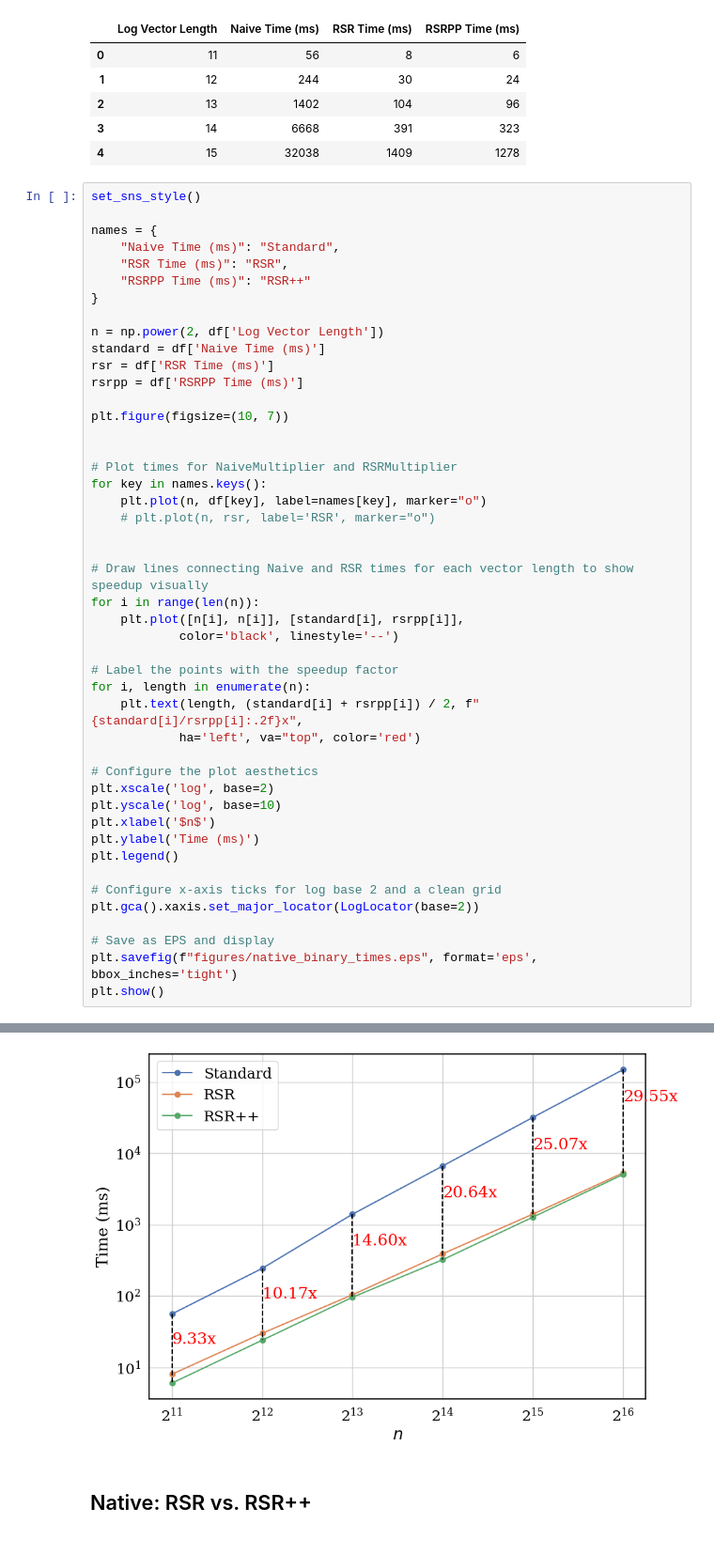
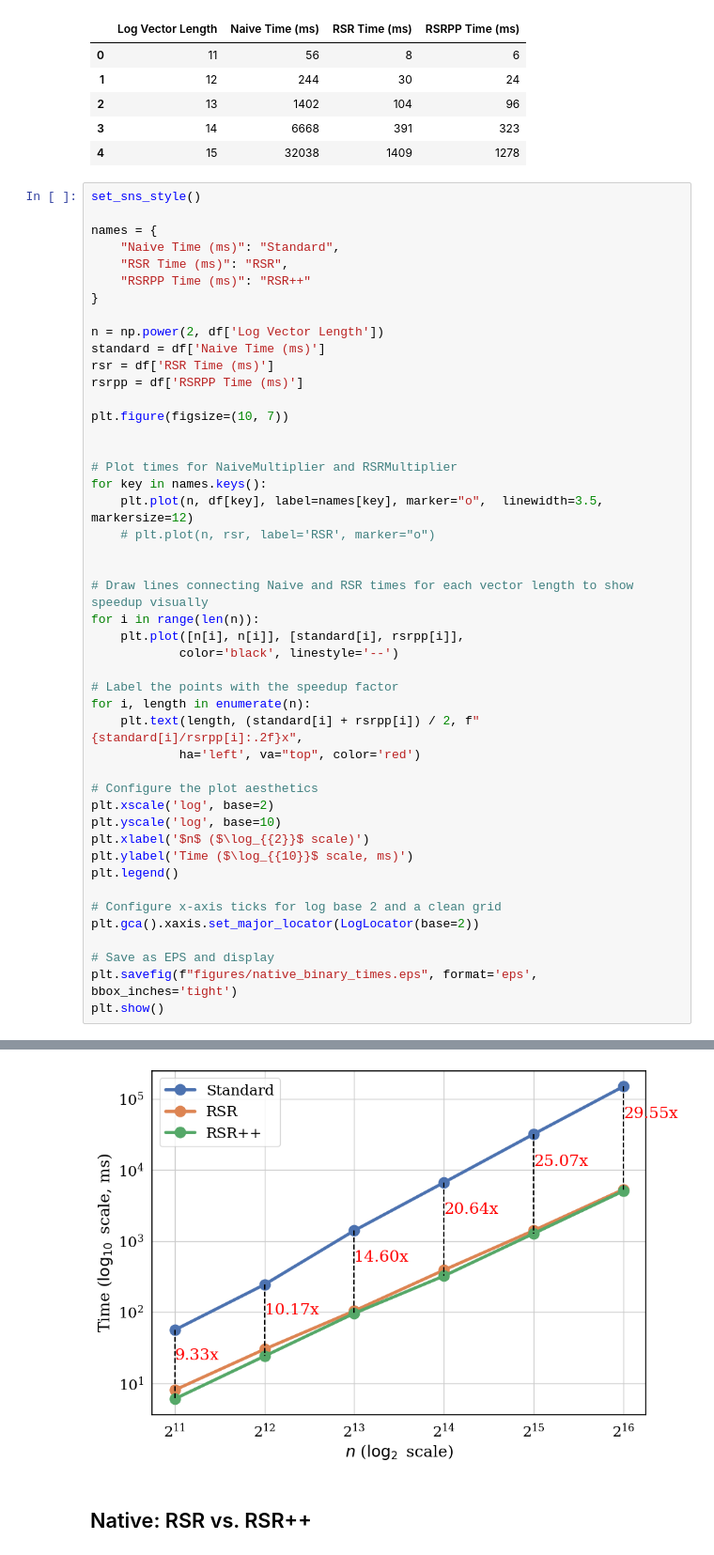
Before and after one commit to UIC-InDeXLab/RSR, a Jupyter notebook: Notebooks/plot_figures.ipynb, the cells around one changed output, grey strips where cells are left out. Shown at 94% size. Drawn from its saved outputs; the diff is of its cells as text.

Commit message:
Update figures

```diff
--- a/Notebooks/plot_figures.ipynb
+++ b/Notebooks/plot_figures.ipynb
@@ -176,37 +176,37 @@ plt.figure(figsize=(10, 7))
 
 
 # Plot times for NaiveMultiplier and RSRMultiplier
 for key in names.keys():
-    plt.plot(n, df[key], label=names[key], marker="o")
+    plt.plot(n, df[key], label=names[key], marker="o",  linewidth=3.5, markersize=12)
     # plt.plot(n, rsr, label='RSR', marker="o")
 
 
 # Draw lines connecting Naive and RSR times for each vector length to show speedup visually
 for i in range(len(n)):
     plt.plot([n[i], n[i]], [standard[i], rsrpp[i]],
             color='black', linestyle='--')
 
 # Label the points with the speedup factor
 for i, length in enumerate(n):
     plt.text(length, (standard[i] + rsrpp[i]) / 2, f"{standard[i]/rsrpp[i]:.2f}x",
             ha='left', va="top", color='red')
 
 # Configure the plot aesthetics
 plt.xscale('log', base=2)
 plt.yscale('log', base=10)
-plt.xlabel('$n$')
-plt.ylabel('Time (ms)')
+plt.xlabel('$n$ ($\log_{{2}}$ scale)')
+plt.ylabel('Time ($\log_{{10}}$ scale, ms)')
 plt.legend()
 
 # Configure x-axis ticks for log base 2 and a clean grid
 plt.gca().xaxis.set_major_locator(LogLocator(base=2))
 
 # Save as EPS and display
 plt.savefig(f"figures/native_binary_times.eps", format='eps', bbox_inches='tight')
 plt.show()
 # %% [output]
 The PostScript backend does not support transparency; partially transparent artists will be rendered opaque.
-[figure, old version]
+[figure, new version]
 # %% [markdown]
 ## Native: RSR vs. RSR++
 # %%
```
Also changed, not shown: parts of 4 cells of this notebook, 7 other files.
